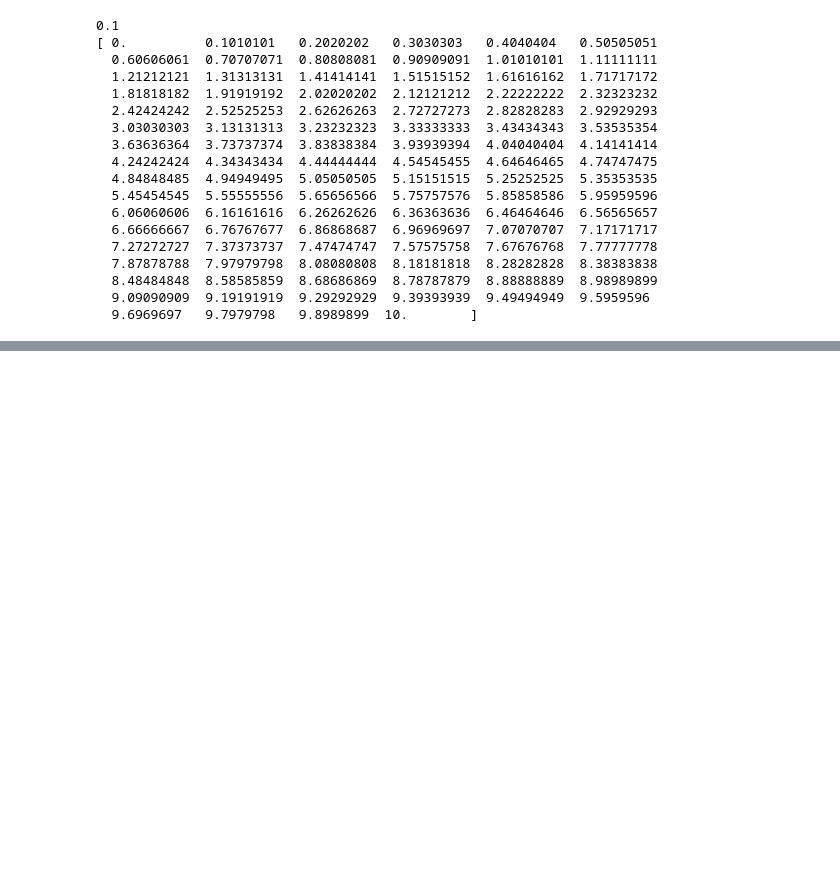
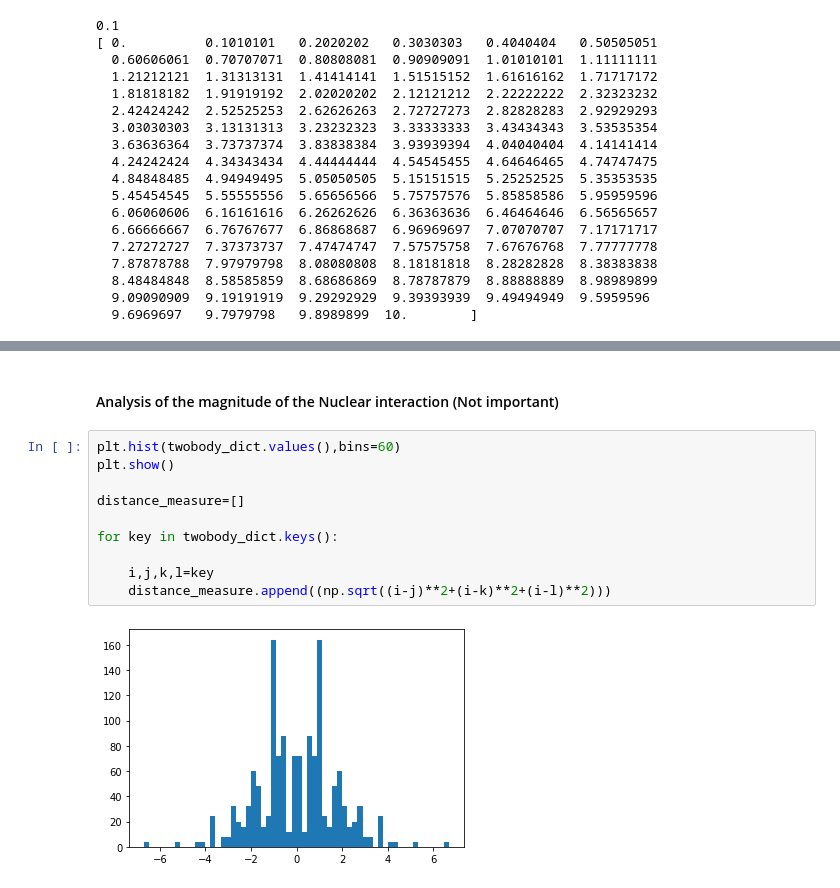
Before and after one commit to emacosta95/QuantumMachineLearningFermions, a Jupyter notebook: QuantumAnnealingTutorial.ipynb, the cells around one changed output, grey strips where cells are left out. Cells and saved outputs as stored; diff of their text form; blank space fills up the shorter version.

```diff
--- a/QuantumAnnealingTutorial.ipynb
+++ b/QuantumAnnealingTutorial.ipynb
@@ -148,0 +146,14 @@ energy via QAE -> (1.6718791965298223-1.1102230246251565e-16j)
+# %% [markdown]
+#### Analysis of the magnitude of the Nuclear interaction (Not important)
+# %%
+plt.hist(twobody_dict.values(),bins=60)
+plt.show()
+
+distance_measure=[]
+
+for key in twobody_dict.keys():
+
+    i,j,k,l=key
+    distance_measure.append((np.sqrt((i-j)**2+(i-k)**2+(i-l)**2)))
+# %% [output]
+[figure, added]
```
Also changed, not shown: parts of 3 cells of this notebook, 2 other files.
